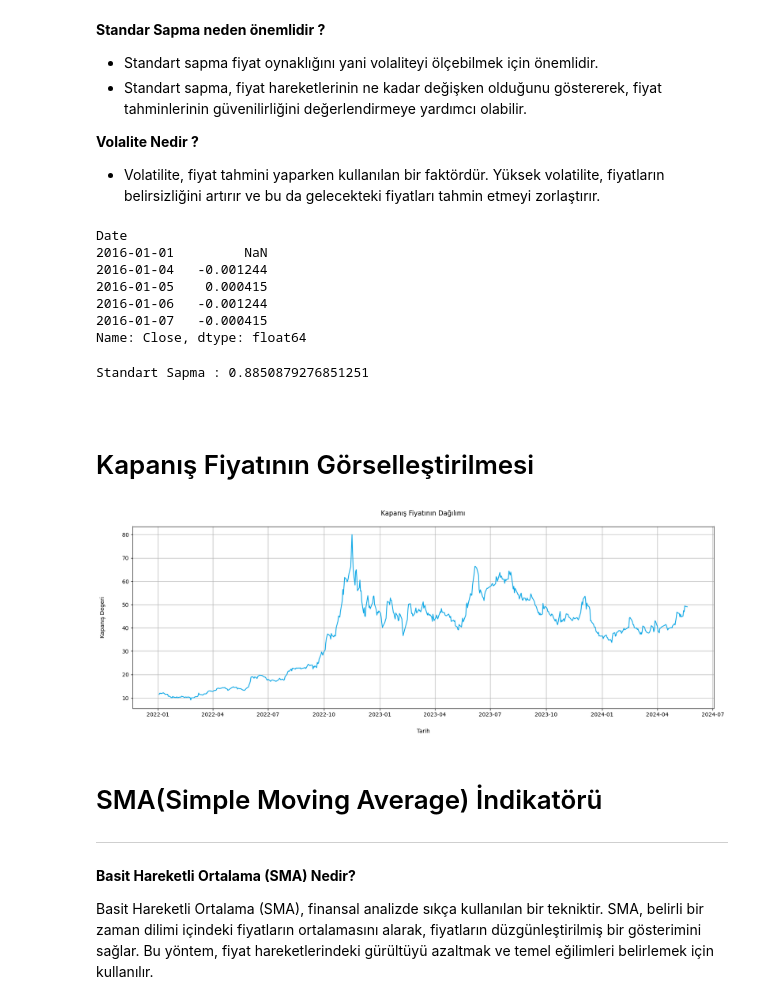
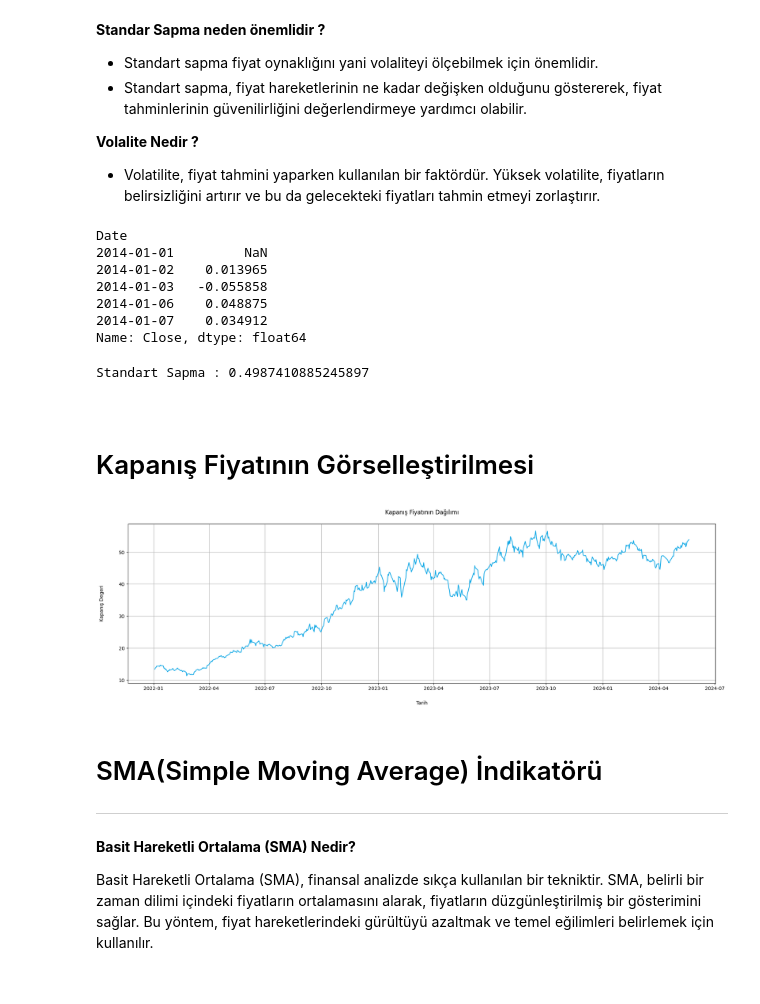
Before and after one commit to Efe-Eroglu/Hisse_Fiyat_Tahmini, a Jupyter notebook: Hisse_Fiyat_Tahmin.ipynb, the cells around one changed output. Saved outputs shown, nothing was run; the diff lists cells and outputs as text; code cells hidden in the pictures.

```diff
--- a/Hisse_Fiyat_Tahmin.ipynb
+++ b/Hisse_Fiyat_Tahmin.ipynb
@@ -57,8 +57,8 @@ import yfinance as yf
 # Verinin İncelenmesi
 # %%
 # Örnek Bir Veri İle Çalışma
-start = "2016-01-01"
-veri = yf.download(["SASA.IS"],start = start)
+start = "2014-01-01"
+veri = yf.download(["SISE.IS"],start = start)
 # %% [output]
 [*********************100%%**********************]  1 of 1 completed
 # %%
@@ -120,18 +120,18 @@ fark = veri["Close"].diff()
 fark.head()
 # %% [output]
 Date
-2016-01-01         NaN
-2016-01-04   -0.001244
-2016-01-05    0.000415
-2016-01-06   -0.001244
-2016-01-07   -0.000415
+2014-01-01         NaN
+2014-01-02    0.013965
+2014-01-03   -0.055858
+2014-01-06    0.048875
+2014-01-07    0.034912
 Name: Close, dtype: float64
 # %%
 std = fark.std()
 # %%
 print("Standart Sapma :", std)
 # %% [output]
-Standart Sapma : 0.8850879276851251
+Standart Sapma : 0.4987410885245897
 # %% [markdown]
 <br>
 
@@ -139,14 +139,14 @@ Standart Sapma : 0.8850879276851251
 # %%
 adj_close = veri["Adj Close"].loc["2022-01-01":]
 
-plt.figure(figsize=(19,6))
+plt.figure(figsize=(22,6))
 plt.plot((adj_close),"#0ea8e6")
 plt.xlabel("Tarih",labelpad=20)
 plt.ylabel("Kapanış Degeri", labelpad=30)
 plt.title("Kapanış Fiyatının Dağılımı",pad=20)
 plt.grid()
 # %% [output]
-[figure, old version]
+[figure, new version]
 # %% [markdown]
 # SMA(Simple Moving Average) İndikatörü
 
```
Also changed, not shown: parts of 25 cells of this notebook.
